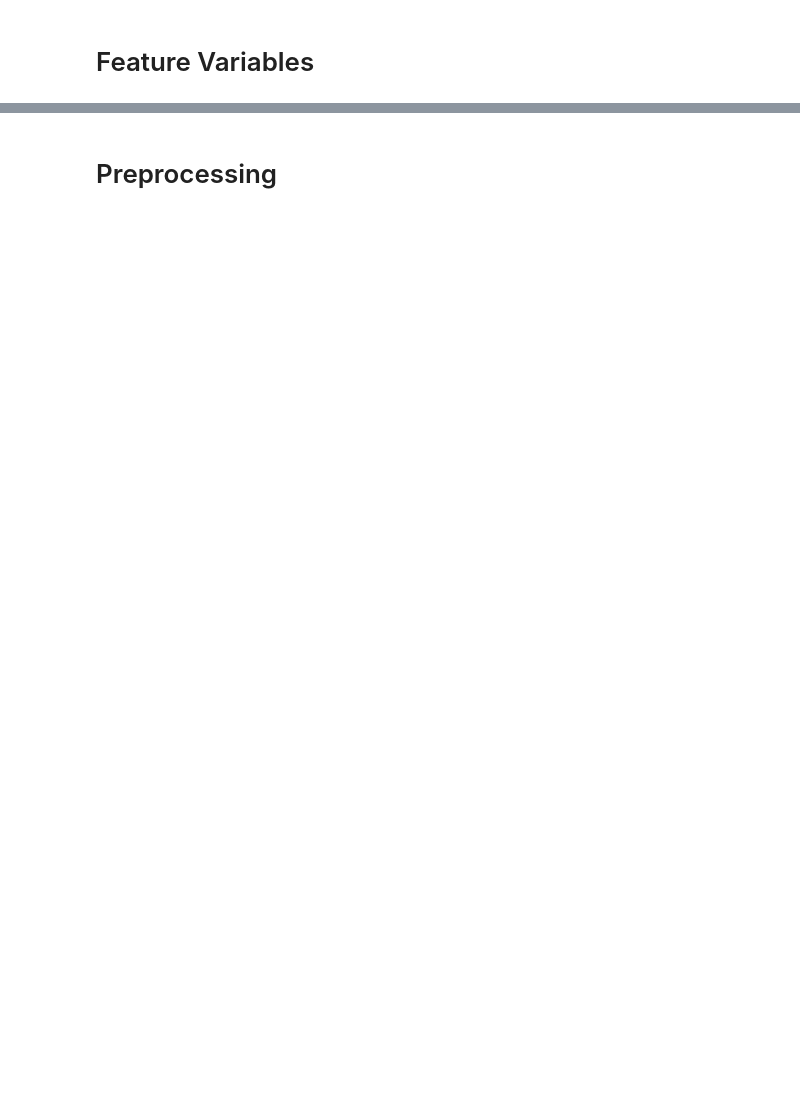
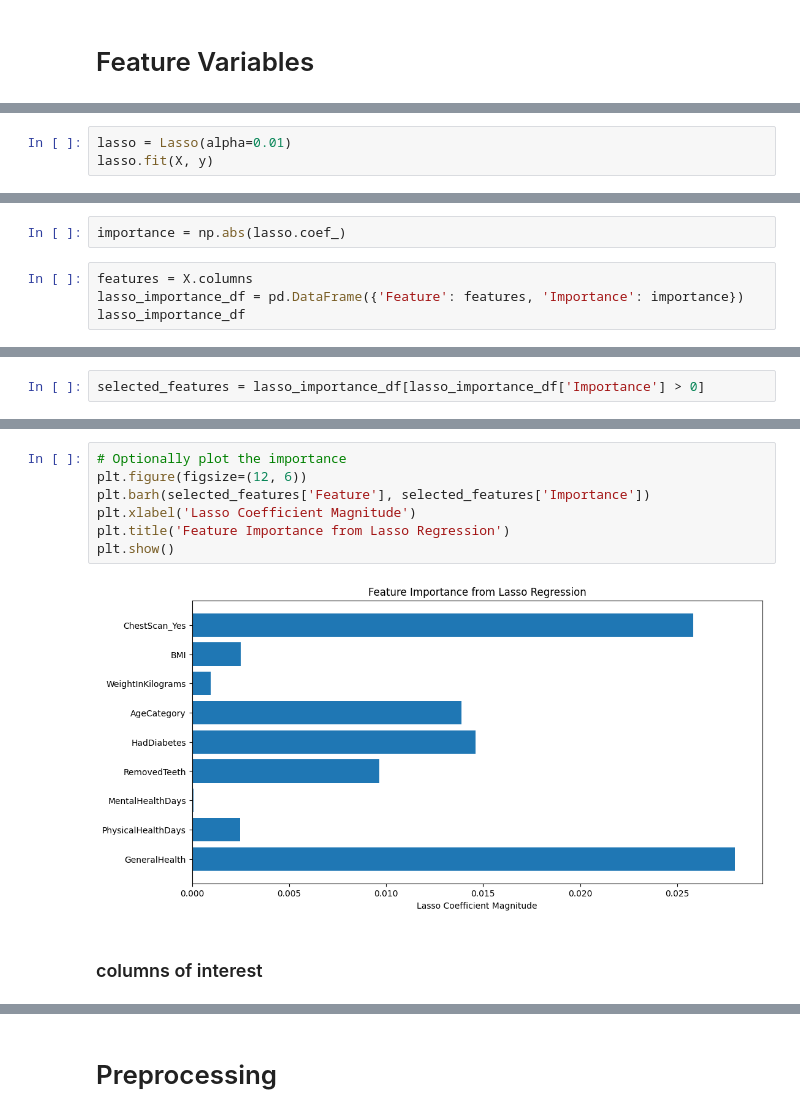
Before and after one commit to jliu3627/Heart_Disease_Project, a Jupyter notebook: JoshLiu_Project.ipynb, the cells around one changed output, grey strips where cells are left out. Drawn from its saved outputs; the diff is of its cells as text; blank space fills up the shorter version.

```diff
--- a/JoshLiu_Project.ipynb
+++ b/JoshLiu_Project.ipynb
@@ -49,0 +190,3 @@ Columns of Interest
+# %%
+lasso = Lasso(alpha=0.01)
+lasso.fit(X, y)
@@ -49,0 +195,6 @@ Columns of Interest
+# %%
+importance = np.abs(lasso.coef_)
+# %%
+features = X.columns
+lasso_importance_df = pd.DataFrame({'Feature': features, 'Importance': importance})
+lasso_importance_df
@@ -49,0 +219,2 @@ Columns of Interest
+# %%
+selected_features = lasso_importance_df[lasso_importance_df['Importance'] > 0]
@@ -50,2 +236,13 @@ Columns of Interest
+# %%
+# Optionally plot the importance
+plt.figure(figsize=(12, 6))
+plt.barh(selected_features['Feature'], selected_features['Importance'])
+plt.xlabel('Lasso Coefficient Magnitude')
+plt.title('Feature Importance from Lasso Regression')
+plt.show()
+# %% [output]
+[figure, added]
+# %% [markdown]
+### columns of interest
 # %%
 cols = [
```
Also changed, not shown: parts of 97 cells of this notebook.
